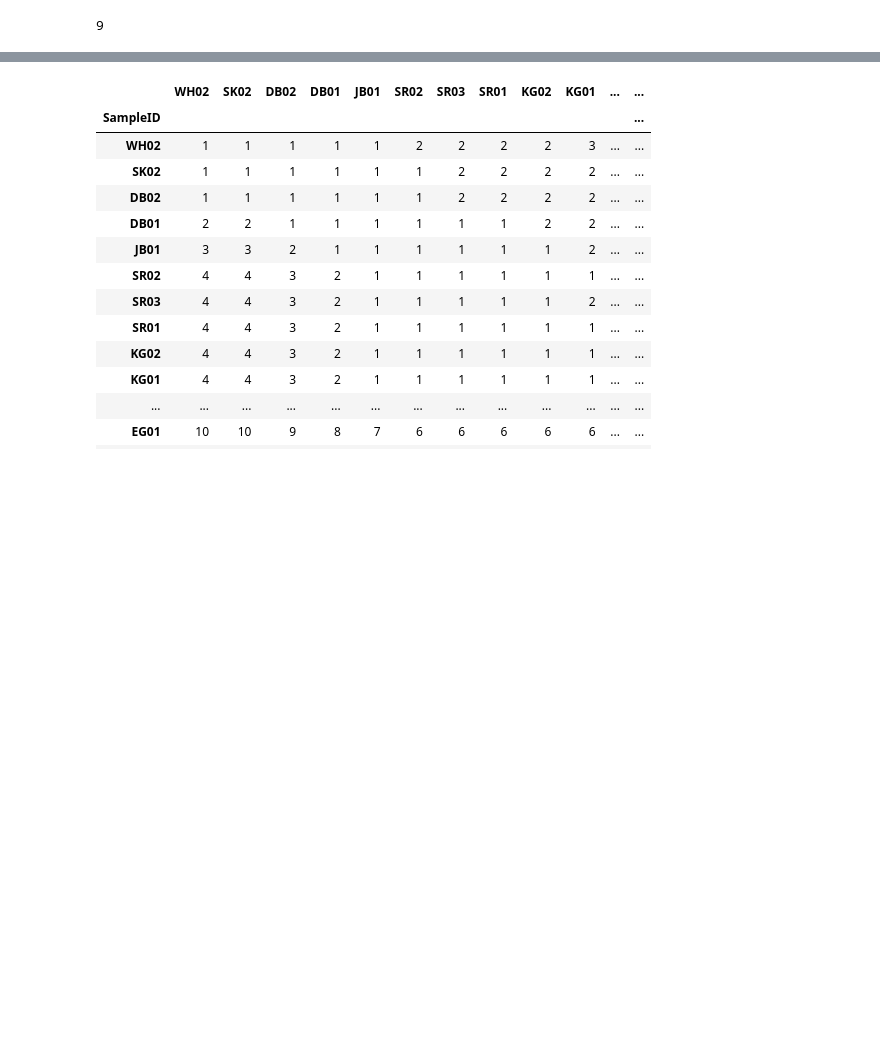
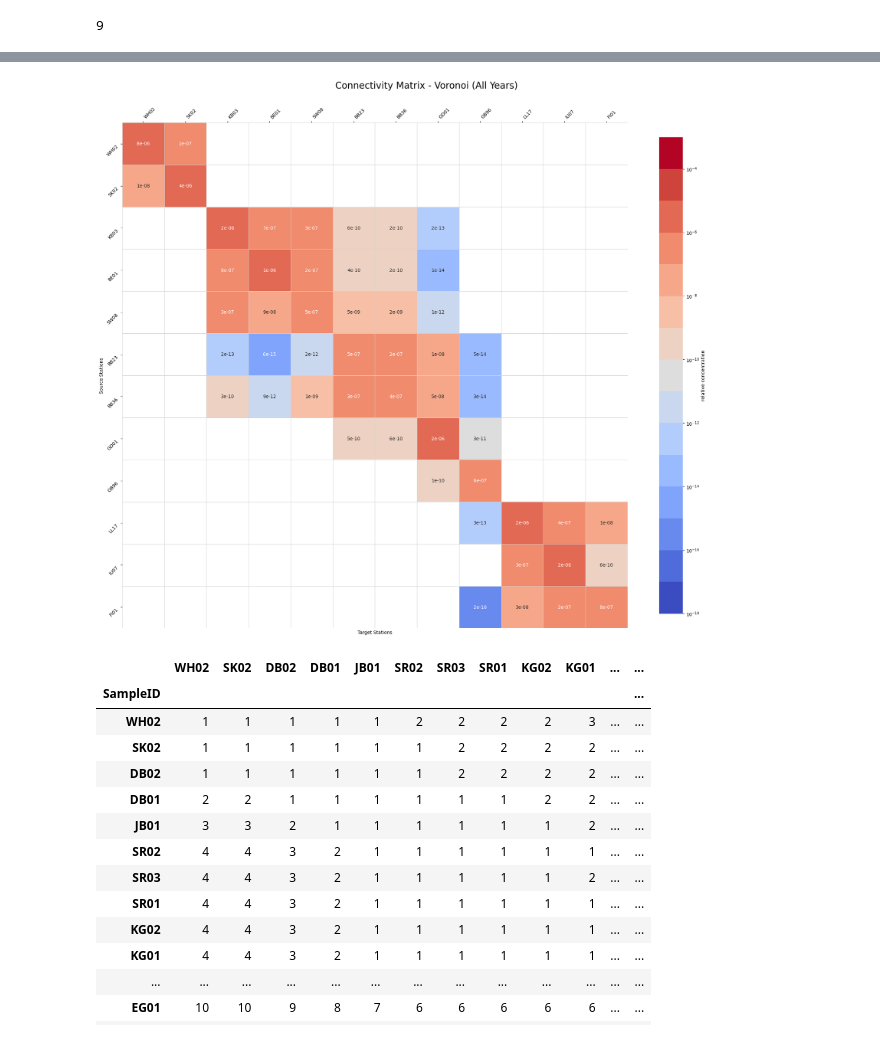
Before and after one commit to geomar-od-lagrange/2025_copepods, a Jupyter notebook: notebooks/SiteComparisonVoronoi.ipynb, the cells around one changed output, grey strips where cells are left out. Drawn from its saved outputs; the diff is of its cells as text; code cells hidden in the pictures; blank space fills up the shorter version.

```diff
--- a/notebooks/SiteComparisonVoronoi.ipynb
+++ b/notebooks/SiteComparisonVoronoi.ipynb
@@ -249,6 +383,10 @@ df_cmatrix_normalized_relative_y7 = df_cmatrix_normalized_relative.dot(df_cmatri
 df_cmatrix_normalized_relative_y8 = df_cmatrix_normalized_relative.dot(df_cmatrix_normalized_relative_y7)
 df_cmatrix_normalized_relative_y9 = df_cmatrix_normalized_relative.dot(df_cmatrix_normalized_relative_y8)
 df_cmatrix_normalized_relative_y10 = df_cmatrix_normalized_relative.dot(df_cmatrix_normalized_relative_y9)
+# %%
+showConnectivityMatrix(df_cmatrix_normalized_relative_y2, no_digital=True, cbtitle="relative concentration", cmdiscrete=True)
+# %% [output]
+[figure, added]
 # %%
 test = list(
     [
```
Also changed, not shown: parts of 6 cells of this notebook.
